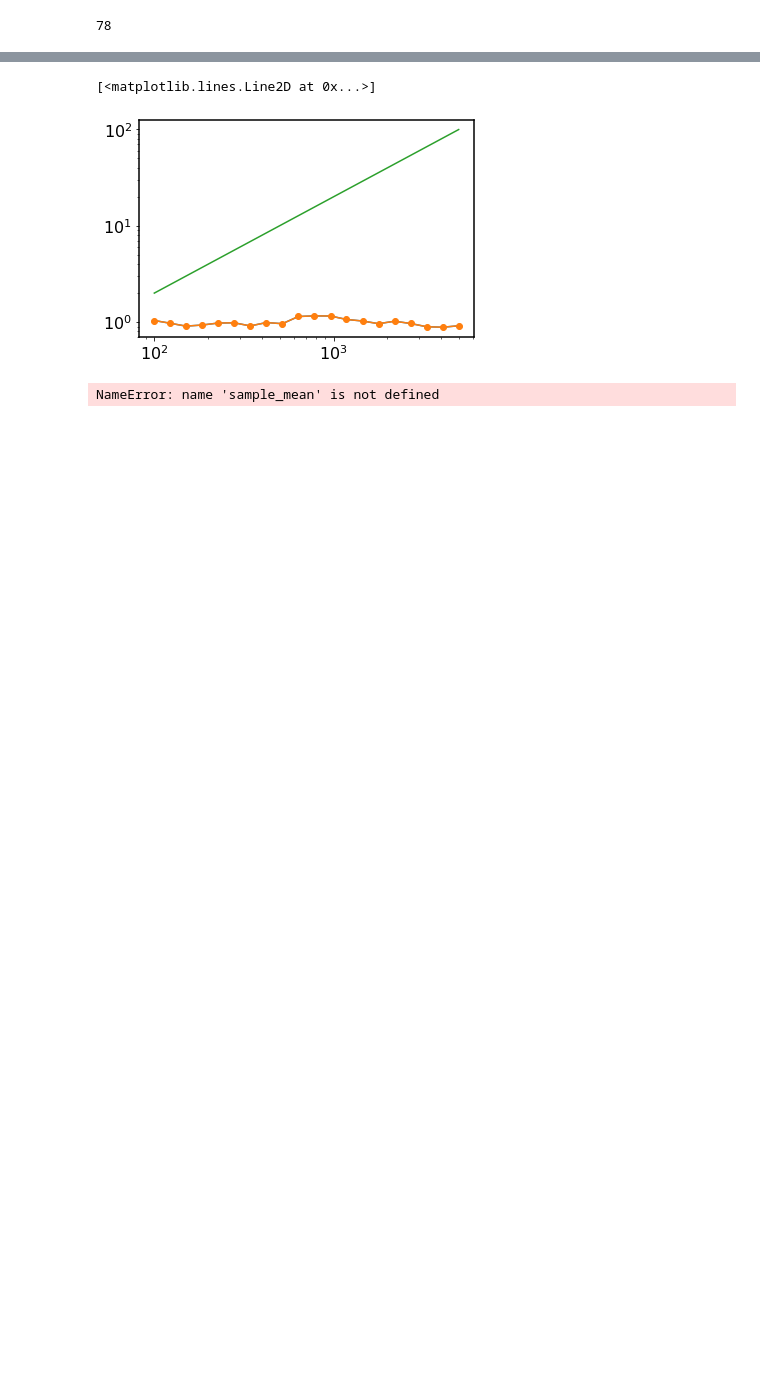
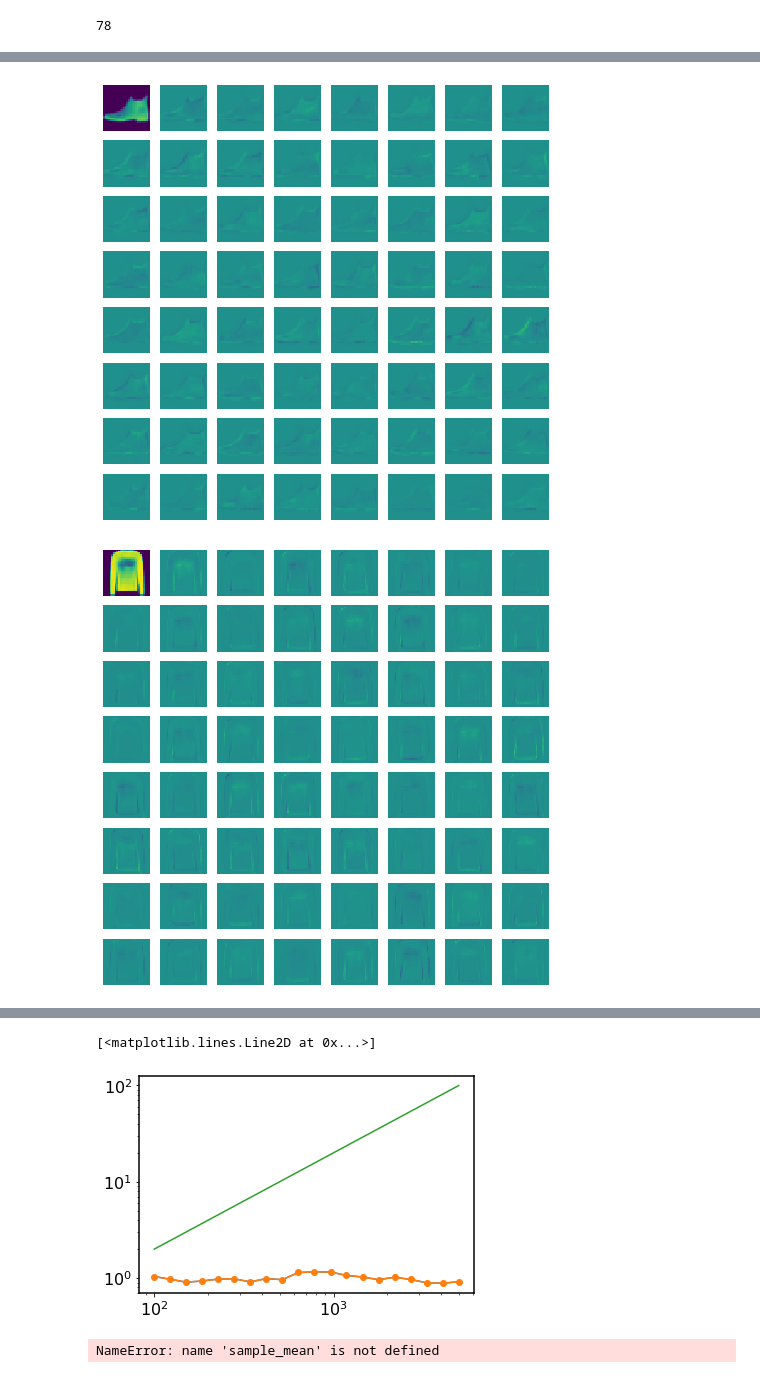
Before and after one commit to VMBoehm/PAE, a Jupyter notebook: notebooks/tf2/FMNIST_sampler-VAE.ipynb, the cells around one changed output, grey strips where cells are left out. Saved outputs shown, nothing was run; the diff lists cells and outputs as text; code cells hidden in the pictures; blank space fills up the shorter version.

```diff
--- a/notebooks/tf2/FMNIST_sampler-VAE.ipynb
+++ b/notebooks/tf2/FMNIST_sampler-VAE.ipynb
@@ -306,0 +321,15 @@ array([0.7894, 0.8   , 0.797 , 0.7678, 0.7674, 0.8252, 0.783 , 0.7758,
+# %%
+for jj in range(4):
+    sub_samples = samples[jj,sub_select,:]
+    plt.figure(figsize=(8,8))
+    old_fig=np.zeros((28,28))
+    for ii in range(8*8):
+        plt.subplot(8,8,ii+1)
+        fig = np.squeeze(get_decoded(build_container(sub_samples[ii]))[0])
+        plt.imshow(fig-old_fig, vmin=-0.5, vmax=0.5)
+        old_fig=fig
+        plt.axis('off')
+    plt.show()
+# %% [output]
+[figure, added]
+[figure, added]
```
Also changed, not shown: parts of 20 cells of this notebook.
